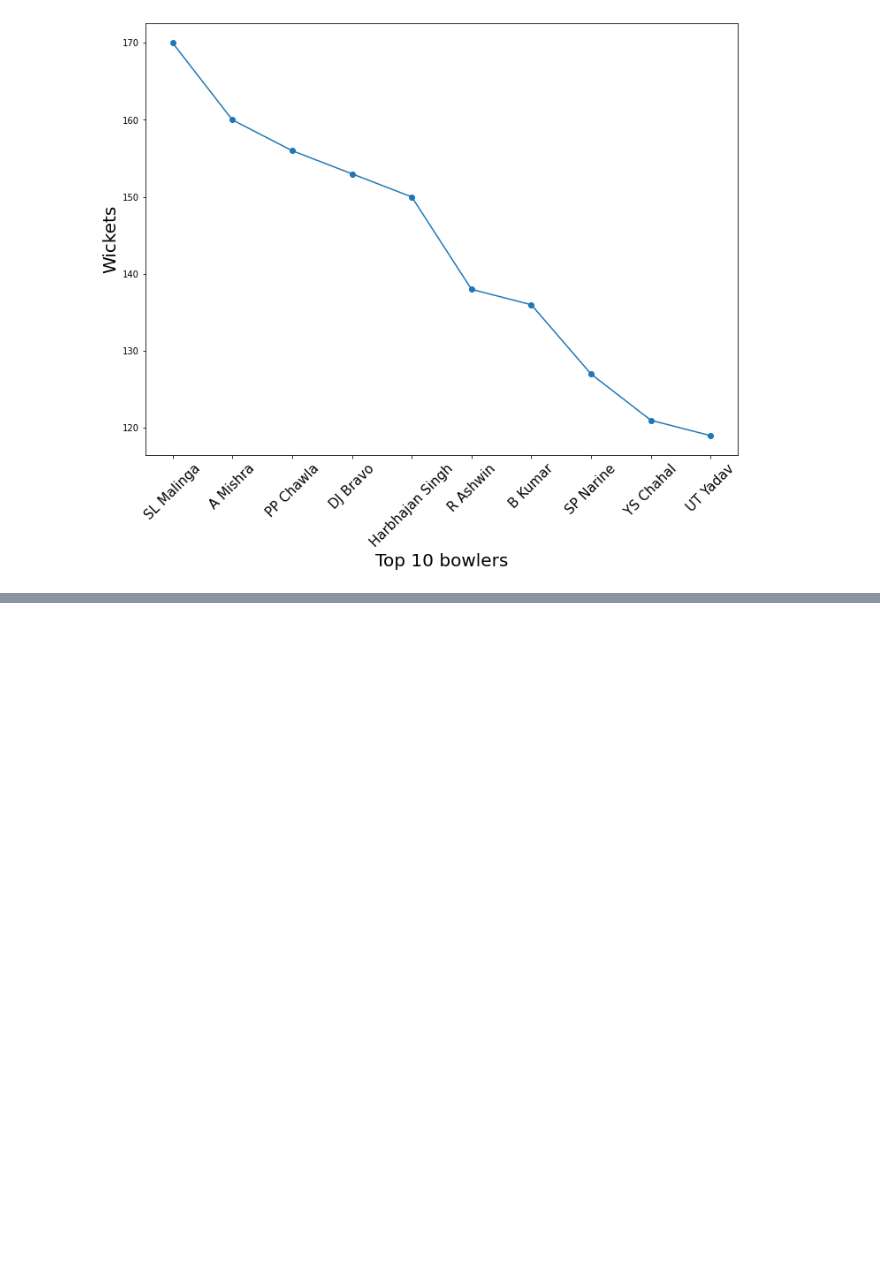
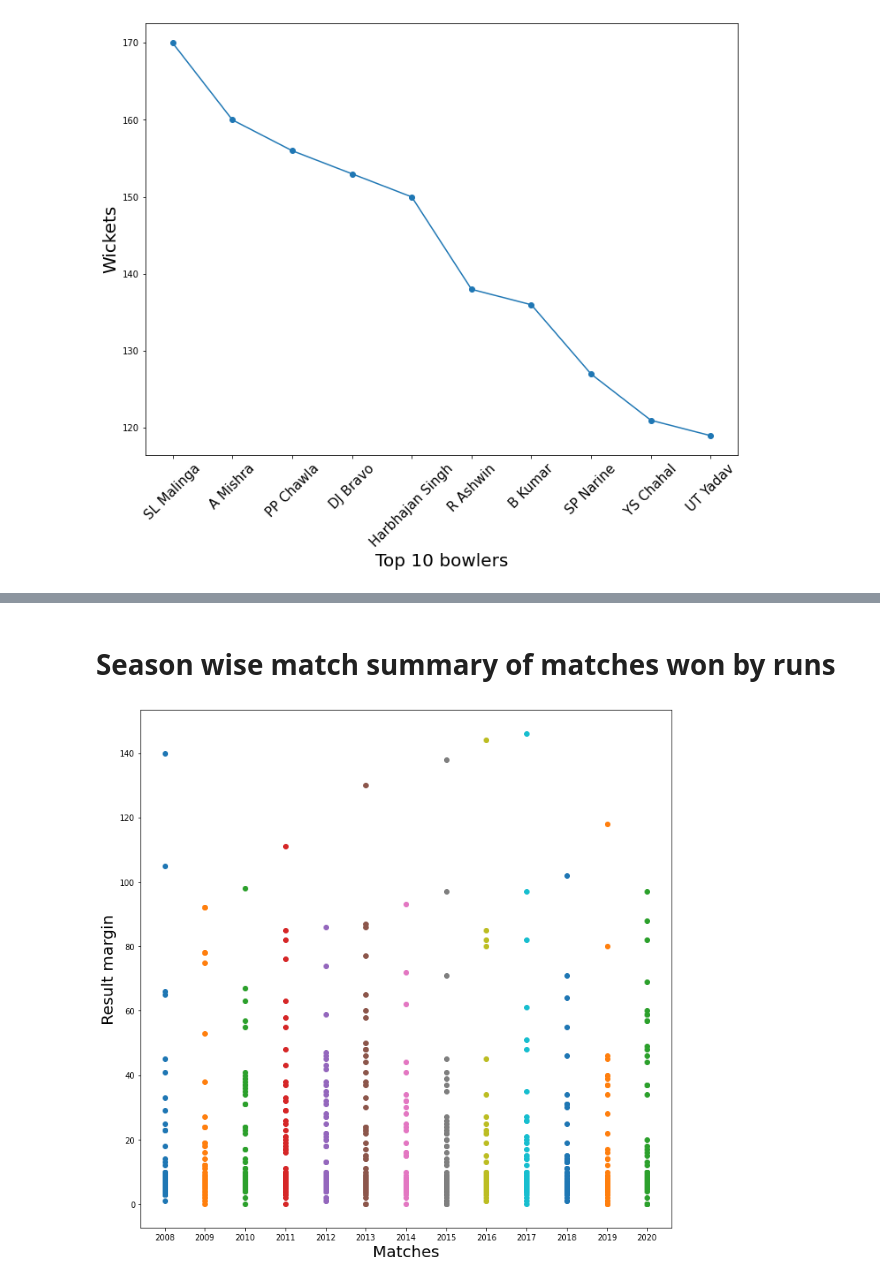
Before and after one commit to subhamyadav580/Data-Analysis-with-IPL-Dataset, a Jupyter notebook: IPL.ipynb, the cells around one changed output, grey strips where cells are left out. Saved outputs shown, nothing was run; the diff lists cells and outputs as text; code cells hidden in the pictures; blank space fills up the shorter version.

```diff
--- a/IPL.ipynb
+++ b/IPL.ipynb
@@ -619,0 +650,23 @@ bobData.head(4)
+# %% [markdown]
+# **Season wise match summary of matches won by runs**
+# %%
+years = list(matchData.season.unique())
+resultMargins = []
+for year in years:
+  seasonData = matchData[matchData.season == year]
+  resultMargins.append(list(seasonData.result_margin))
+# %%
+fig = plt.figure(figsize=(12, 12))
+
+ax = fig.add_subplot()
+plt.xlabel('Matches', fontsize=20)
+plt.ylabel('Result margin', fontsize=20)
+
+for xe, ye in zip(years, resultMargins):
+    plt.scatter([xe] * len(ye), ye)
+
+ax.set_xticks(range(len(years)))
+ax.set_xticklabels(years)
+plt.show()
+# %% [output]
+[figure, added]
```
Also changed, not shown: parts of 9 cells of this notebook.
